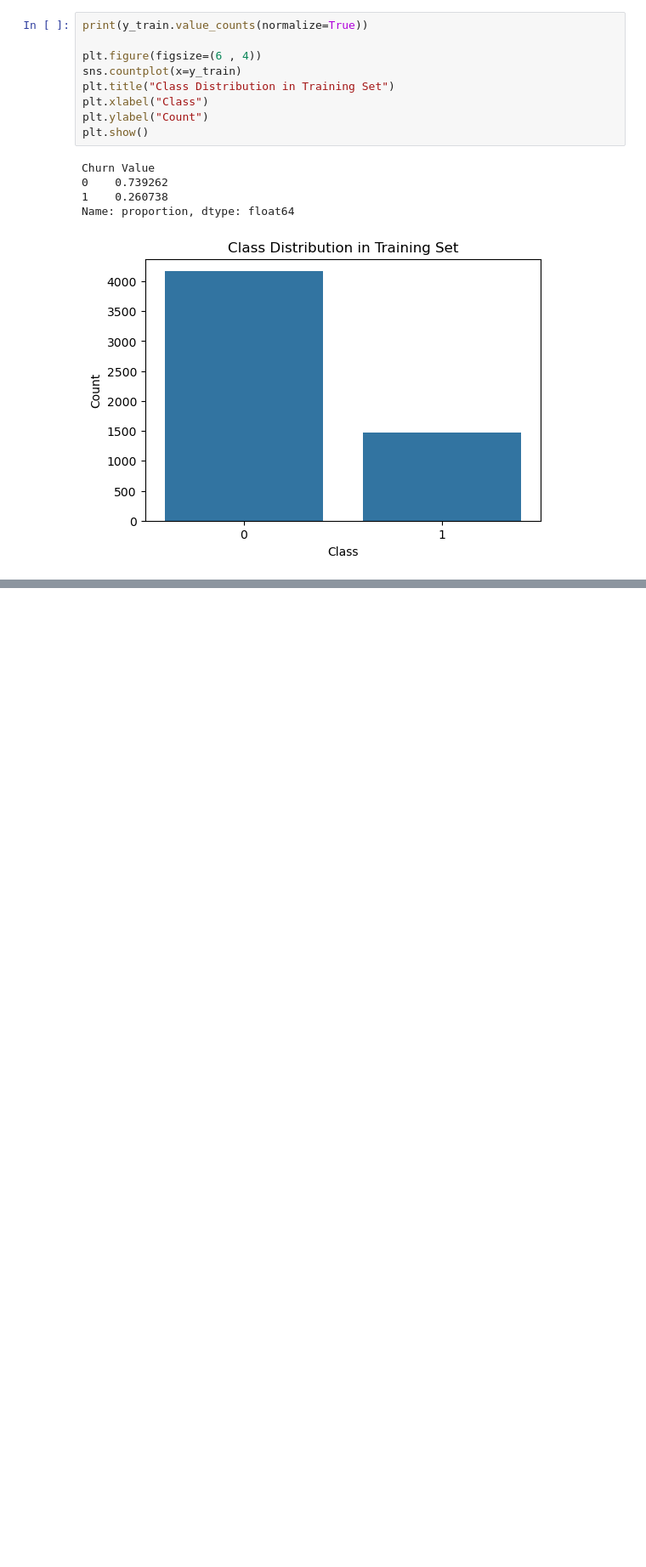
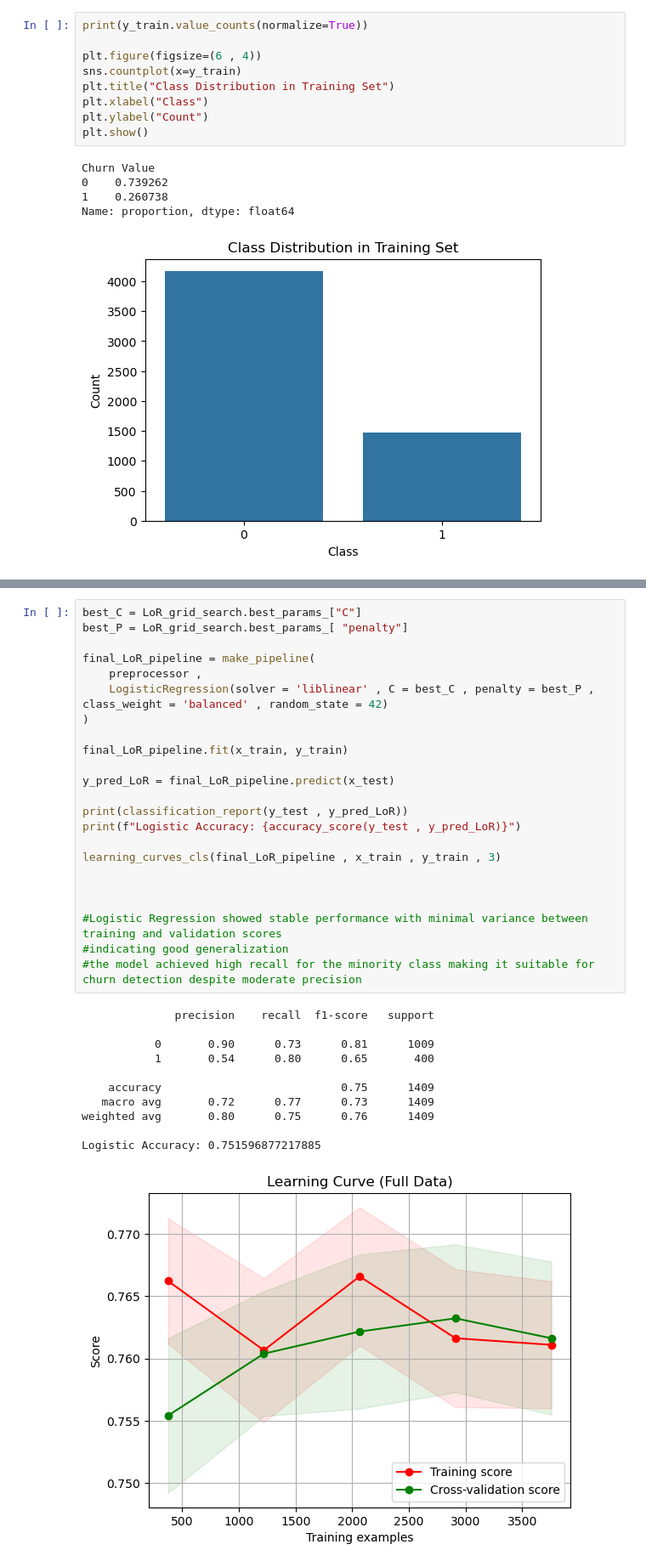
Before and after one commit to ameennasaireh10-hash/customer-churn-prediction, a Jupyter notebook: Customer Churn project.ipynb, the cells around one changed output, grey strips where cells are left out. Shown at 85% size. Cells and saved outputs as stored; diff of their text form; blank space fills up the shorter version.

Commit message:
Models Evaluation -3

```diff
--- a/Customer Churn project.ipynb
+++ b/Customer Churn project.ipynb
@@ -302,0 +498,35 @@ Name: proportion, dtype: float64
+# %%
+best_C = LoR_grid_search.best_params_["C"]
+best_P = LoR_grid_search.best_params_[ "penalty"]
+
+final_LoR_pipeline = make_pipeline(
+    preprocessor ,
+    LogisticRegression(solver = 'liblinear' , C = best_C , penalty = best_P , class_weight = 'balanced' , random_state = 42)
+)
+
+final_LoR_pipeline.fit(x_train, y_train)
+
+y_pred_LoR = final_LoR_pipeline.predict(x_test)
+
+print(classification_report(y_test , y_pred_LoR))
+print(f"Logistic Accuracy: {accuracy_score(y_test , y_pred_LoR)}")
+
+learning_curves_cls(final_LoR_pipeline , x_train , y_train , 3)
+
+
+
+#Logistic Regression showed stable performance with minimal variance between training and validation scores
+#indicating good generalization
+#the model achieved high recall for the minority class making it suitable for churn detection despite moderate precision
+# %% [output]
+              precision    recall  f1-score   support
+
+           0       0.90      0.73      0.81      1009
+           1       0.54      0.80      0.65       400
+
+    accuracy                           0.75      1409
+   macro avg       0.72      0.77      0.73      1409
+weighted avg       0.80      0.75      0.76      1409
+
+Logistic Accuracy: 0.751596877217885
+[figure, added]
```
Also changed, not shown: parts of 19 cells of this notebook.
